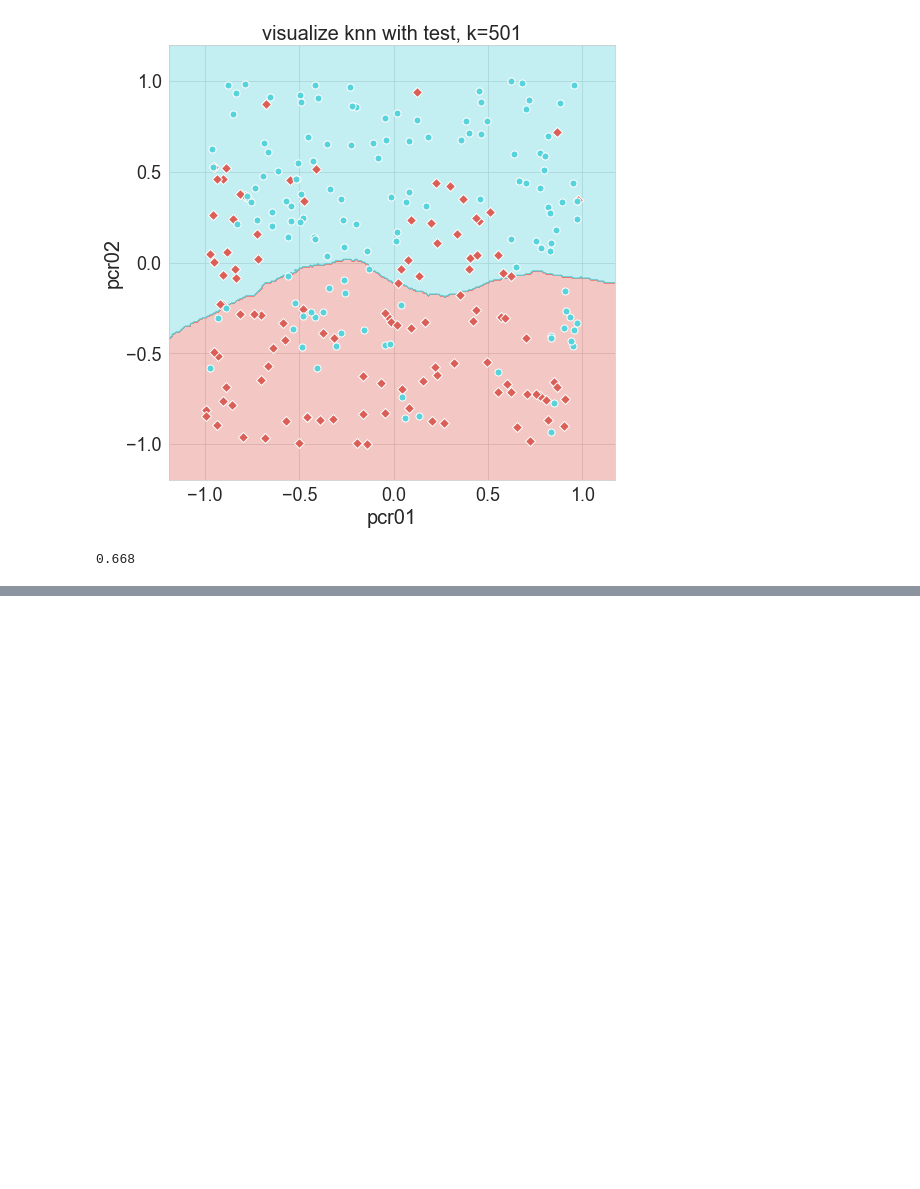
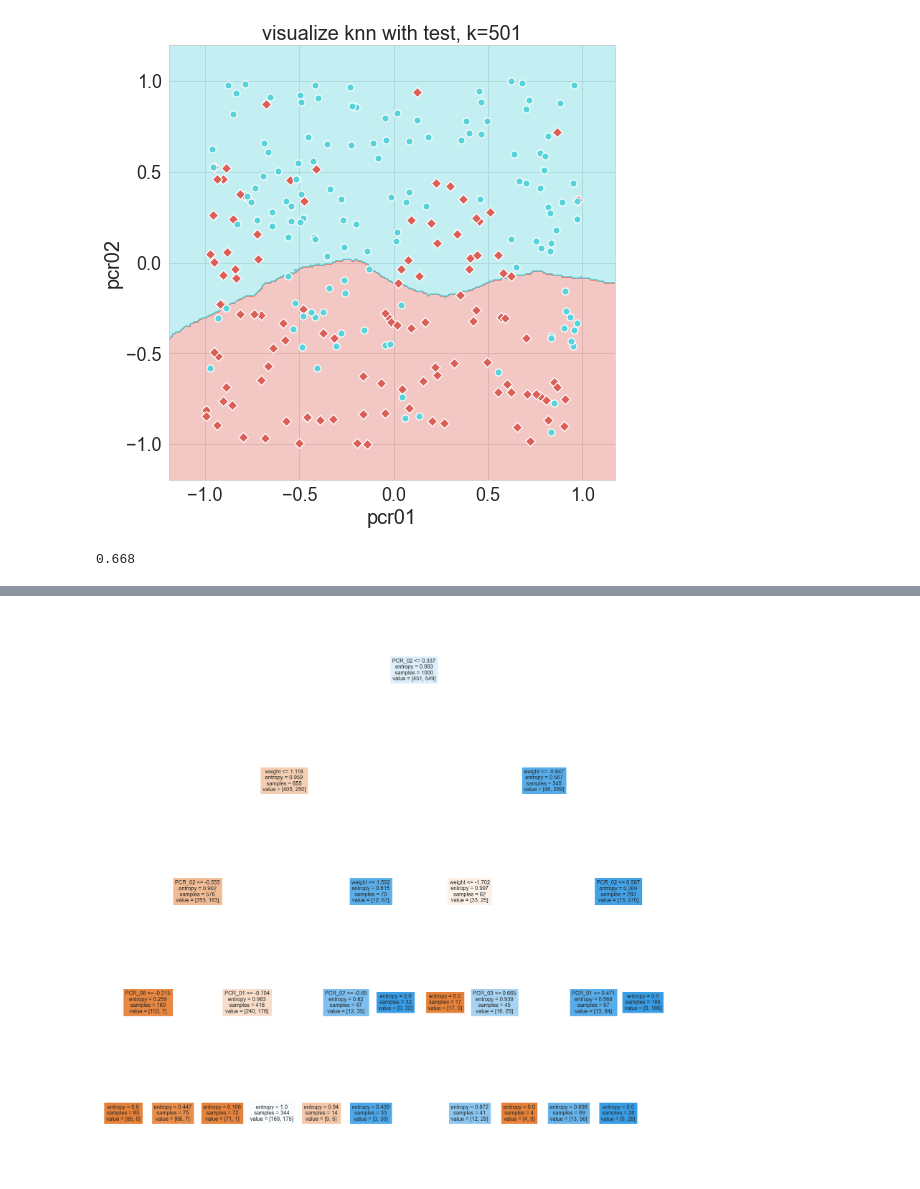
Before and after one commit to gottlieb-ofek/Major2_ML, a Jupyter notebook: 325012029-316351824.ipynb, the cells around one changed output, grey strips where cells are left out. Cells and saved outputs as stored; diff of their text form; code cells hidden in the pictures; blank space fills up the shorter version.

```diff
--- a/325012029-316351824.ipynb
+++ b/325012029-316351824.ipynb
@@ -181,7 +182,9 @@ plt.semilogx(k_values, mean_training, color = "red", label = "train accuracy")
-# %%
-knn = KNeighborsClassifier(n_neighbors=501)
-df_test_features = pd.DataFrame(test_df_prepared[['PCR_01', 'PCR_02']]).to_numpy()
-df_test_labels = pd.DataFrame(test_df_prepared[['spread']]).to_numpy()
-knn.fit(df_features, np.ravel(df_labels))
-visualize_clf(knn, df_test_features, df_test_labels, 'visualize knn with test, k=501', 'pcr01', 'pcr02')
-knn.score(df_test_features, df_test_labels)
+# %%
+#(Q7)
+dec_tree = DecisionTreeClassifier(criterion='entropy', max_depth=4)
+dec_tree.fit(df_features, df_labels)
+dec_tree.score(df_features, df_labels)
+fig = plt.figure(figsize=(30, 30))
+_ = plot_tree(dec_tree, filled = True, feature_names=list(df_features.columns))
+# %% [output]
+[figure, added]
```
Also changed, not shown: parts of 2 cells of this notebook.
